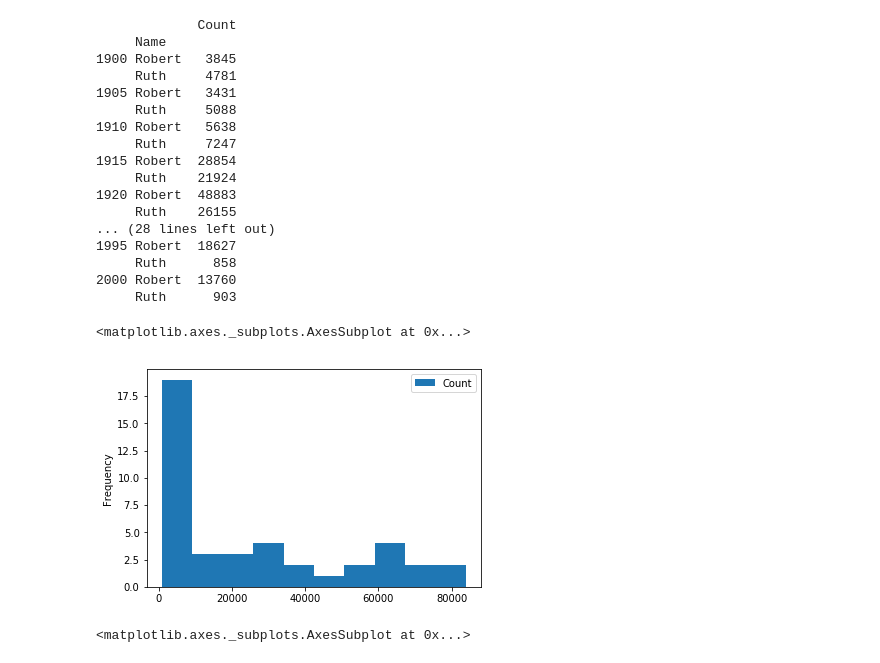
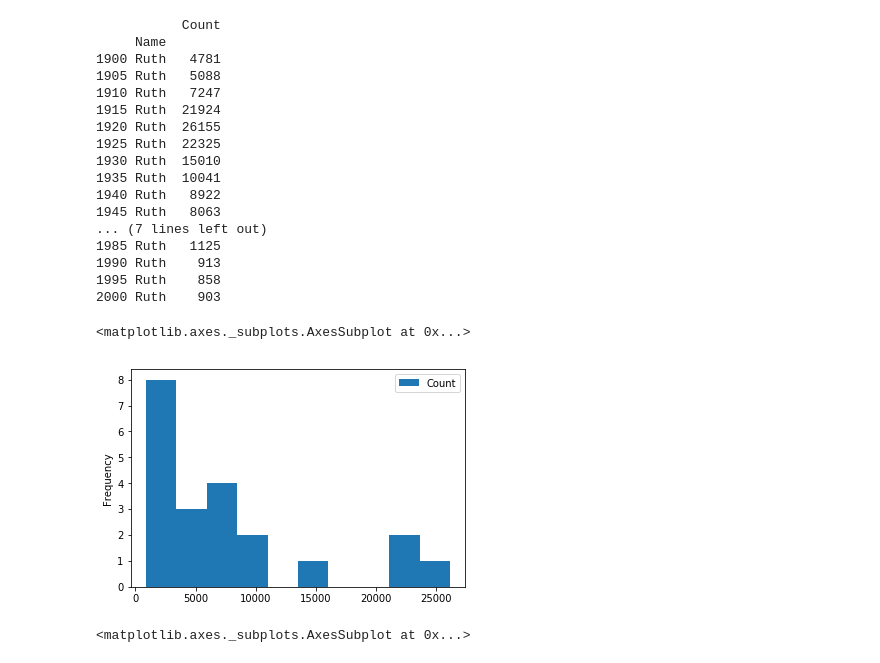
Before and after one commit to ggers/Homework_4.2_Panda_Visual_stuff, a Jupyter notebook: Homework 4.2 Panda Visual stuff.ipynb, the cells around one changed output. Drawn from its saved outputs; the diff is of its cells as text; code cells hidden in the pictures.

```diff
--- a/Homework 4.2 Panda Visual stuff.ipynb
+++ b/Homework 4.2 Panda Visual stuff.ipynb
@@ -50,37 +37,37 @@ Ruth      903
 # %%
 #2 Построить гистограмму по количеству их имен с 1900 по 2000 с 5-летними промежутками (1900, 1905, 1910, …, 1995, 2000).
 #а тут пробуем без функции, голым кодом
 names_dict = {}
 #циклом пробегаем по нужным нам годам, загружаем данные, обрезаем только нужные нам два имени
 for year in range (1900, 2001, 5):
     all_names = pd.read_csv(f"{DATA_PATH}\yob{year}.txt", names = ["Name", "Gender", "Count"])
-    names_RR = all_names[(all_names.Name == "Ruth")|(all_names.Name == "Robert")]
+    names_RR = all_names[(all_names.Name == "Ruth")]
     names_RR = names_RR.groupby("Name").sum()
     names_dict[year] =  names_RR
-#в прицнипе всё аналогично, просто данных намного больше, результат столь же кривой почему-то
+# я не понимаю как вывести год к сожалению
 names_all = pd.concat(names_dict)
 print(names_all)
-names_all.plot.hist(by="Year")
+names_all.plot.hist(by="level_0")
 # %% [output]
-             Count
+           Count
      Name
-1900 Robert   3845
-     Ruth     4781
-1905 Robert   3431
-     Ruth     5088
-1910 Robert   5638
-     Ruth     7247
-1915 Robert  28854
-     Ruth    21924
-1920 Robert  48883
-     Ruth    26155
-... (28 lines left out)
-1995 Robert  18627
-     Ruth      858
-2000 Robert  13760
-     Ruth      903
+1900 Ruth   4781
+1905 Ruth   5088
+1910 Ruth   7247
+1915 Ruth  21924
+1920 Ruth  26155
+1925 Ruth  22325
+1930 Ruth  15010
+1935 Ruth  10041
+1940 Ruth   8922
+1945 Ruth   8063
+... (7 lines left out)
+1985 Ruth   1125
+1990 Ruth    913
+1995 Ruth    858
+2000 Ruth    903
 <matplotlib.axes._subplots.AxesSubplot at 0x...>
-[figure, old version]
+[figure, new version]
 # %%
 #3 Построить круговую диаграмму по количеству употреблений для ТОП-10 популярных имен, начинающихся на R, за 1950 год.
 names_1950 = pd.read_csv(f"{DATA_PATH}\yob1950.txt", names = ["Name", "Gender", "Count"])
```
Also changed, not shown: parts of 2 cells of this notebook.
